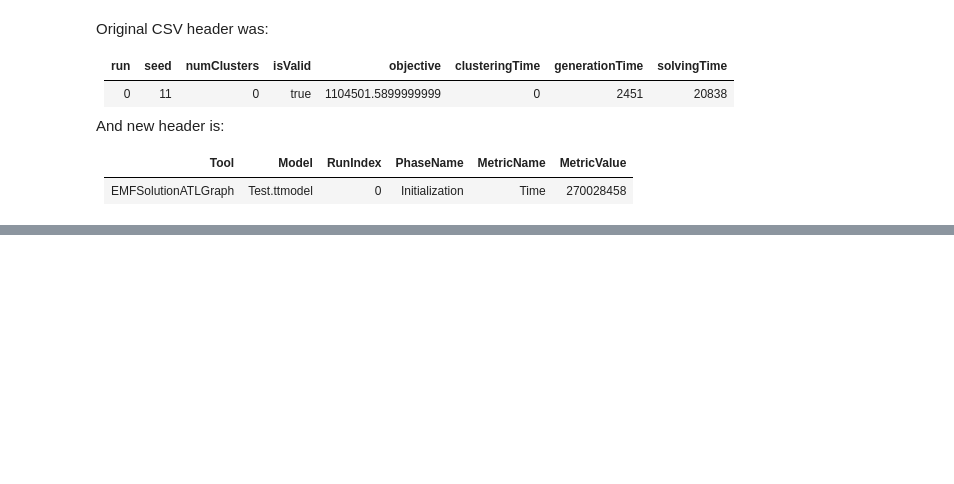
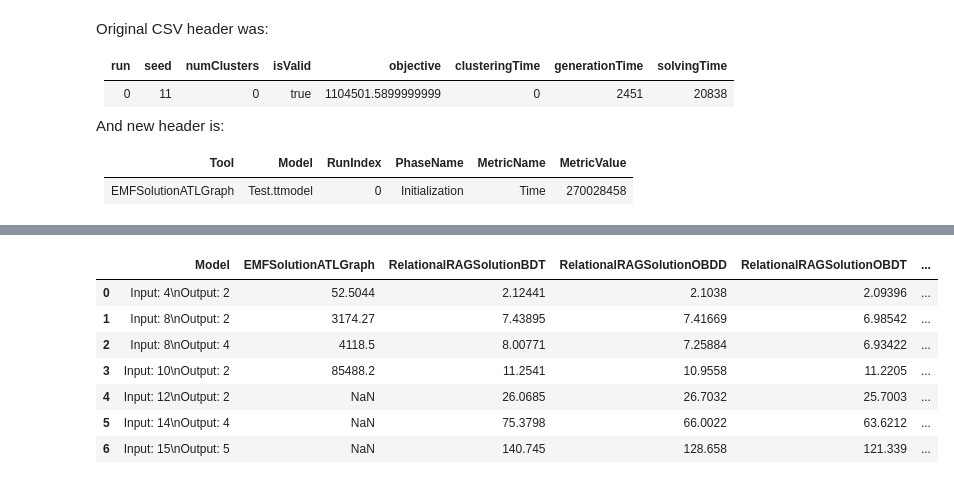
Before and after one commit to TransformationToolContest/ttc2019-tt2bdd, a Jupyter notebook: scripts/imported.ipynb, the cells around one changed output, grey strips where cells are left out. Saved outputs shown, nothing was run; the diff lists cells and outputs as text; code cells hidden in the pictures; blank space fills up the shorter version.

```diff
--- a/scripts/imported.ipynb
+++ b/scripts/imported.ipynb
@@ -227,0 +179,11 @@ draw_part(memory_data, name='memory', axis_title='Memory (MB)', legend_position=
+# %%
+time_data
+# %% [output]
+|  | Model | EMFSolutionATLGraph | RelationalRAGSolutionBDT | RelationalRAGSolutionOBDD | RelationalRAGSolutionOBDT | ... |
+| 0 | Input: 4\nOutput: 2 | 52.5044 | 2.12441 | 2.1038 | 2.09396 | ... |
+| 1 | Input: 8\nOutput: 2 | 3174.27 | 7.43895 | 7.41669 | 6.98542 | ... |
+| 2 | Input: 8\nOutput: 4 | 4118.5 | 8.00771 | 7.25884 | 6.93422 | ... |
+| 3 | Input: 10\nOutput: 2 | 85488.2 | 11.2541 | 10.9558 | 11.2205 | ... |
+| 4 | Input: 12\nOutput: 2 | NaN | 26.0685 | 26.7032 | 25.7003 | ... |
+| 5 | Input: 14\nOutput: 4 | NaN | 75.3798 | 66.0022 | 63.6212 | ... |
+| 6 | Input: 15\nOutput: 5 | NaN | 140.745 | 128.658 | 121.339 | ... |
```
Also changed, not shown: parts of 17 cells of this notebook, 1 other file.
